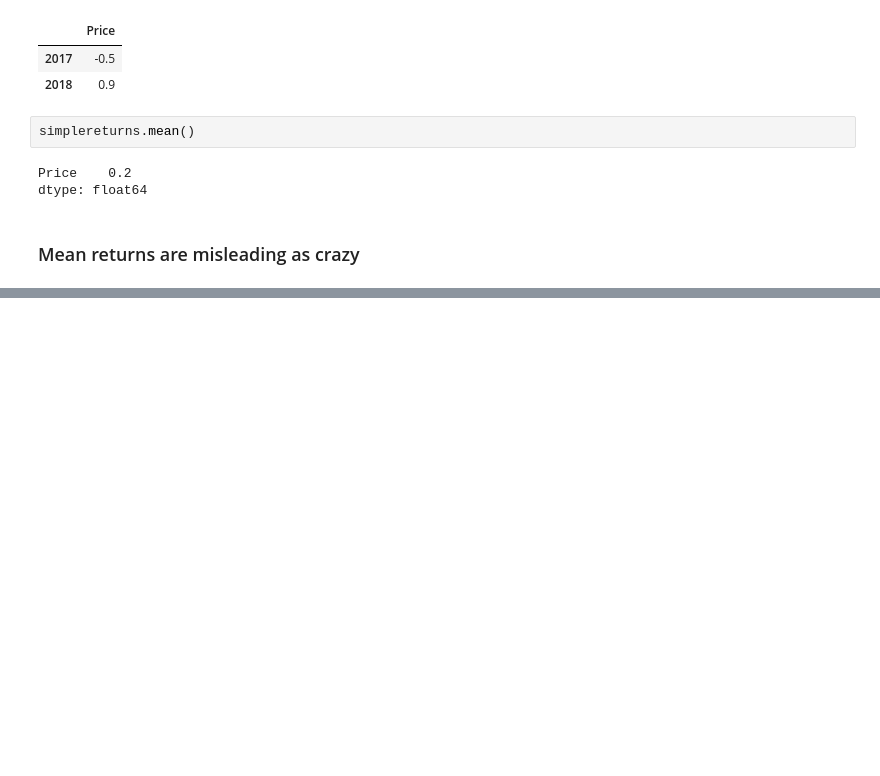
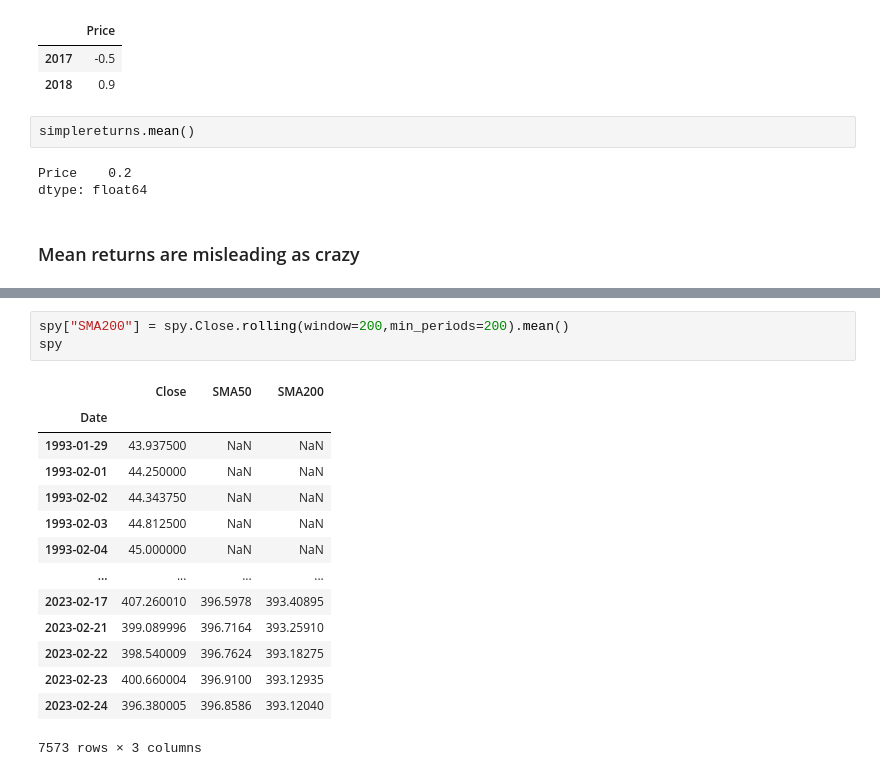
Before and after one commit to Shawnzty/algo-trade, a Jupyter notebook: YT3.ipynb, the cells around one changed output, grey strips where cells are left out. Cells and saved outputs as stored; diff of their text form; blank space fills up the shorter version.

```diff
--- a/YT3.ipynb
+++ b/YT3.ipynb
@@ -35,0 +213,18 @@ np.log(df/df.shift(1)).dropna()
+# %%
+spy["SMA200"] = spy.Close.rolling(window=200,min_periods=200).mean()
+spy
+# %% [output]
+|  | Close | SMA50 | SMA200 |
+| Date |  |  |  |
+| 1993-01-29 | 43.937500 | NaN | NaN |
+| 1993-02-01 | 44.250000 | NaN | NaN |
+| 1993-02-02 | 44.343750 | NaN | NaN |
+| 1993-02-03 | 44.812500 | NaN | NaN |
+| 1993-02-04 | 45.000000 | NaN | NaN |
+| ... | ... | ... | ... |
+| 2023-02-17 | 407.260010 | 396.5978 | 393.40895 |
+| 2023-02-21 | 399.089996 | 396.7164 | 393.25910 |
+| 2023-02-22 | 398.540009 | 396.7624 | 393.18275 |
+| 2023-02-23 | 400.660004 | 396.9100 | 393.12935 |
+| 2023-02-24 | 396.380005 | 396.8586 | 393.12040 |
+7573 rows × 3 columns
```
Also changed, not shown: parts of 16 cells of this notebook, 2 other files.
